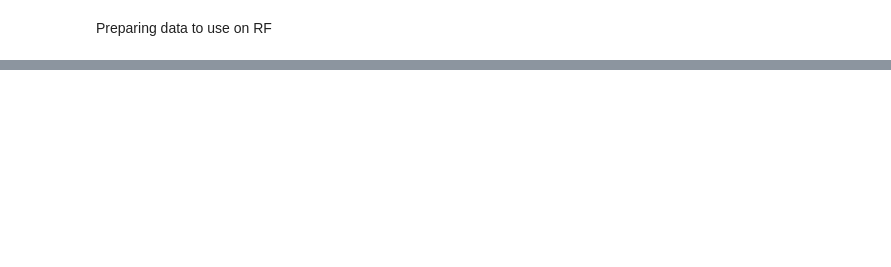
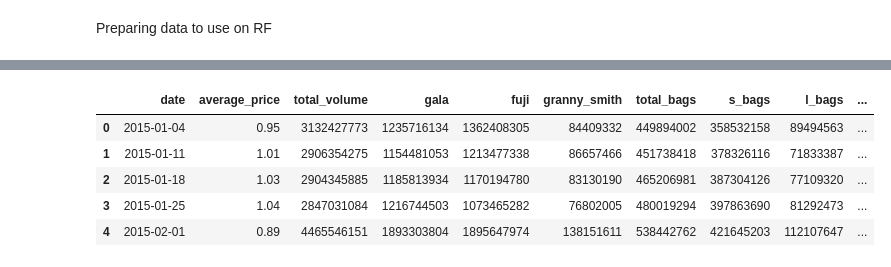
Before and after one commit to marcelomoraiscloser/apple_price, a Jupyter notebook: ApplePricePredictor.ipynb, the cells around one changed output, grey strips where cells are left out. Cells and saved outputs as stored; diff of their text form; code cells hidden in the pictures; blank space fills up the shorter version.

```diff
--- a/ApplePricePredictor.ipynb
+++ b/ApplePricePredictor.ipynb
@@ -594,0 +583,9 @@ KeyError: "['target'] not found in axis"
+# %%
+df_conv_train.head()
+# %% [output]
+|  | date | average_price | total_volume | gala | fuji | granny_smith | total_bags | s_bags | l_bags | ... |
+| 0 | 2015-01-04 | 0.95 | 3132427773 | 1235716134 | 1362408305 | 84409332 | 449894002 | 358532158 | 89494563 | ... |
+| 1 | 2015-01-11 | 1.01 | 2906354275 | 1154481053 | 1213477338 | 86657466 | 451738418 | 378326116 | 71833387 | ... |
+| 2 | 2015-01-18 | 1.03 | 2904345885 | 1185813934 | 1170194780 | 83130190 | 465206981 | 387304126 | 77109320 | ... |
+| 3 | 2015-01-25 | 1.04 | 2847031084 | 1216744503 | 1073465282 | 76802005 | 480019294 | 397863690 | 81292473 | ... |
+| 4 | 2015-02-01 | 0.89 | 4465546151 | 1893303804 | 1895647974 | 138151611 | 538442762 | 421645203 | 112107647 | ... |
```
Also changed, not shown: parts of 22 cells of this notebook.
